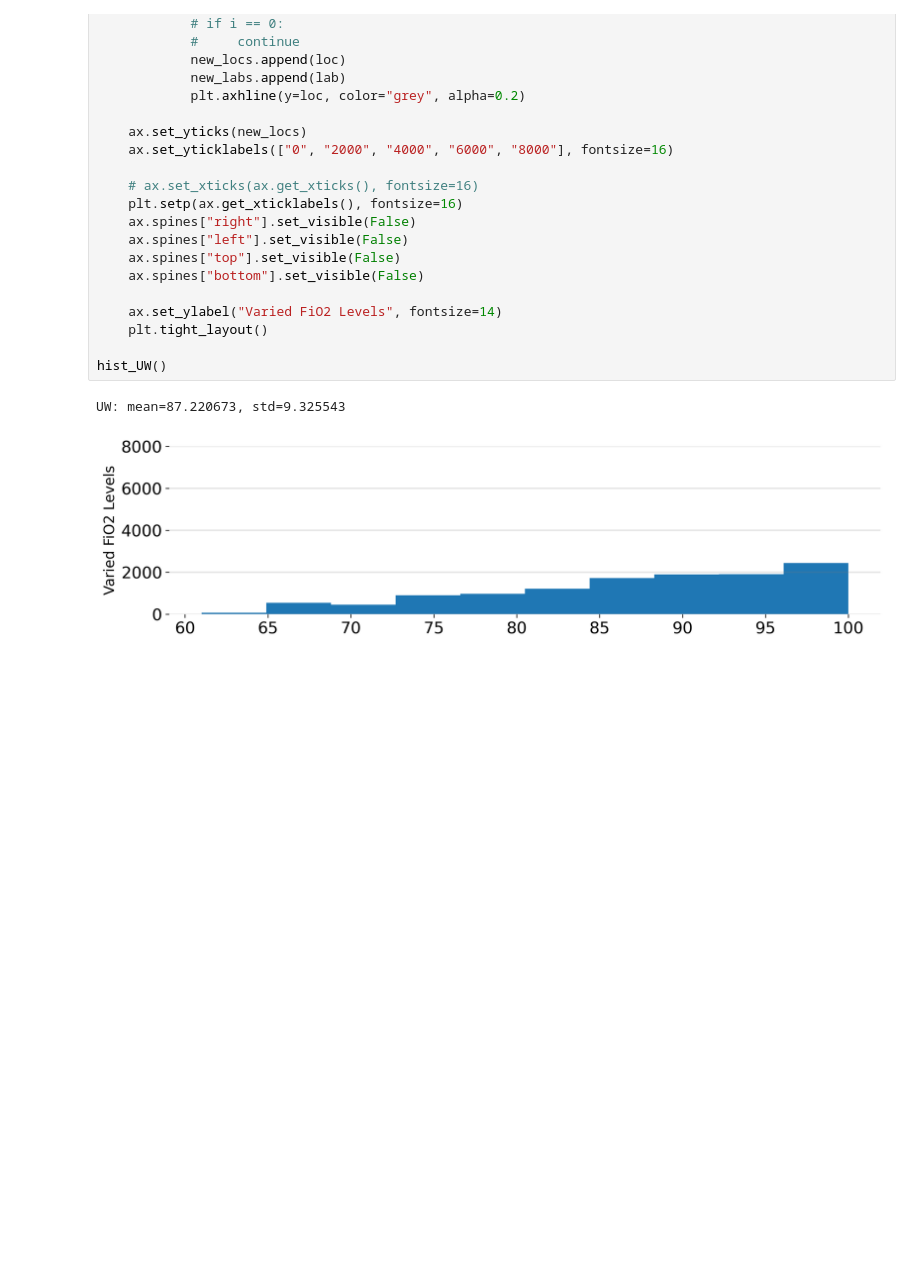
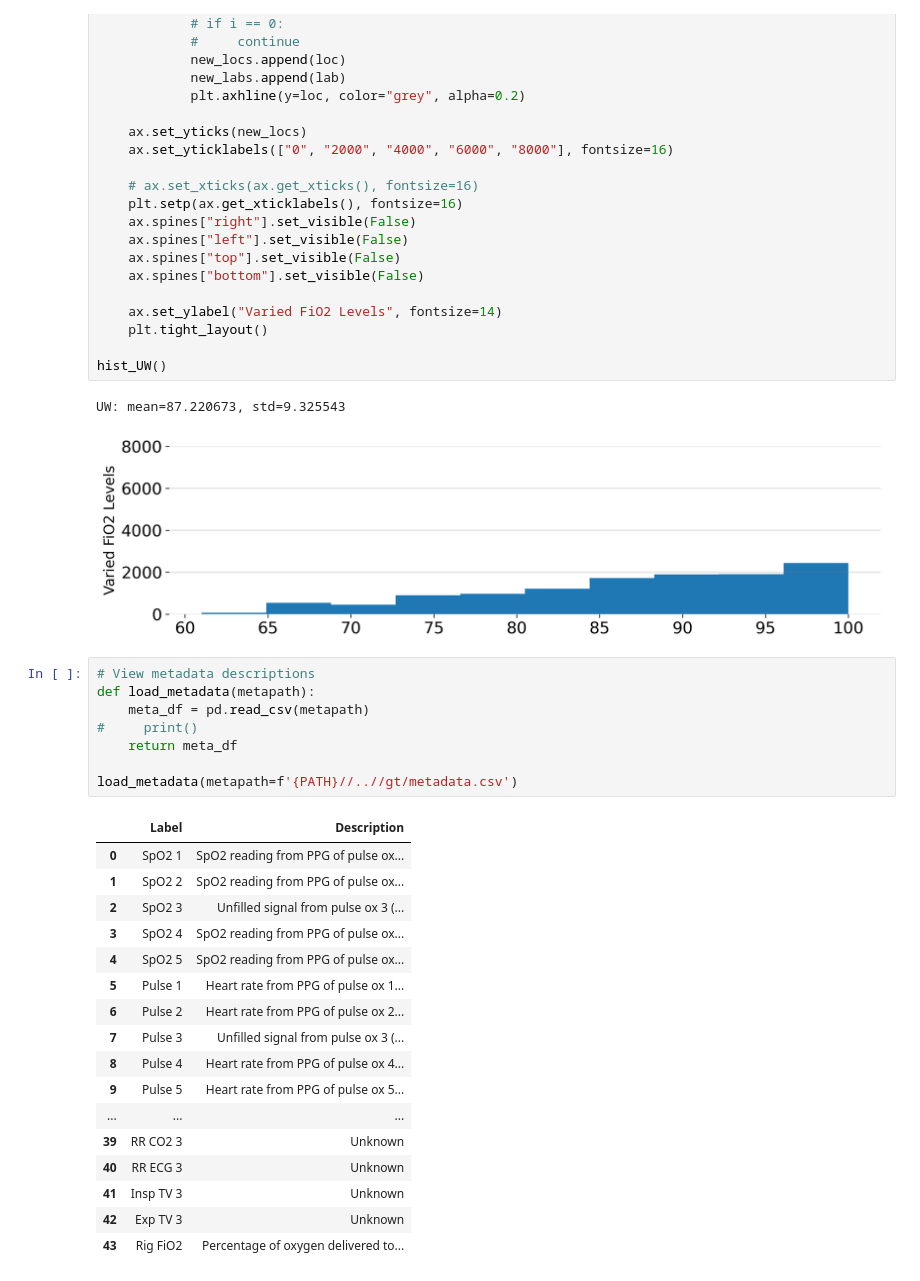
Before and after one commit to ubicomplab/oximetry-phone-cam-data, a Jupyter notebook: examples/visualization.ipynb, the cells around one changed output. Cells and saved outputs as stored; diff of their text form; blank space fills up the shorter version.

Commit message:
Adding metadata file for GT labels

```diff
--- a/examples/visualization.ipynb
+++ b/examples/visualization.ipynb
@@ -134,3 +134,29 @@ hist_UW()
 # %% [output]
 UW: mean=87.220673, std=9.325543
 [figure]
+# %%
+# View metadata descriptions
+def load_metadata(metapath):
+    meta_df = pd.read_csv(metapath)
+#     print()
+    return meta_df
+
+load_metadata(metapath=f'{PATH}//..//gt/metadata.csv')
+# %% [output]
+|  | Label | Description |
+| 0 | SpO2 1 | SpO2 reading from PPG of pulse ox... |
+| 1 | SpO2 2 | SpO2 reading from PPG of pulse ox... |
+| 2 | SpO2 3 | Unfilled signal from pulse ox 3 (... |
+| 3 | SpO2 4 | SpO2 reading from PPG of pulse ox... |
+| 4 | SpO2 5 | SpO2 reading from PPG of pulse ox... |
+| 5 | Pulse 1 | Heart rate from PPG of pulse ox 1... |
+| 6 | Pulse 2 | Heart rate from PPG of pulse ox 2... |
+| 7 | Pulse 3 | Unfilled signal from pulse ox 3 (... |
+| 8 | Pulse 4 | Heart rate from PPG of pulse ox 4... |
+| 9 | Pulse 5 | Heart rate from PPG of pulse ox 5... |
+| ... | ... | ... |
+| 39 | RR CO2 3 | Unknown |
+| 40 | RR ECG 3 | Unknown |
+| 41 | Insp TV 3 | Unknown |
+| 42 | Exp TV 3 | Unknown |
+| 43 | Rig FiO2 | Percentage of oxygen delivered to... |
```
Also changed, not shown: 2 other files.
